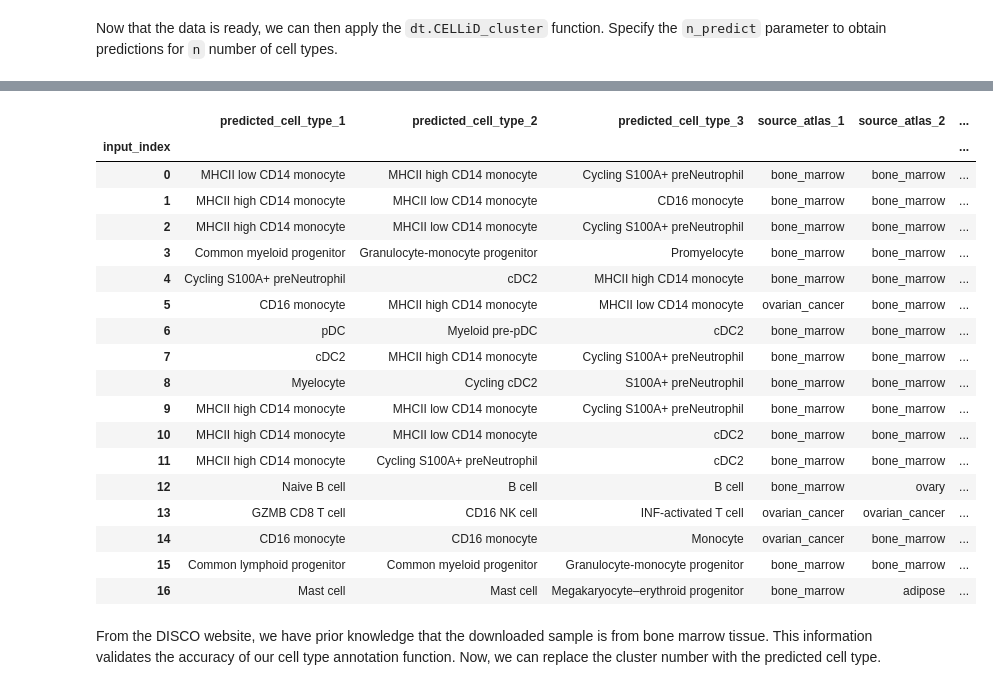
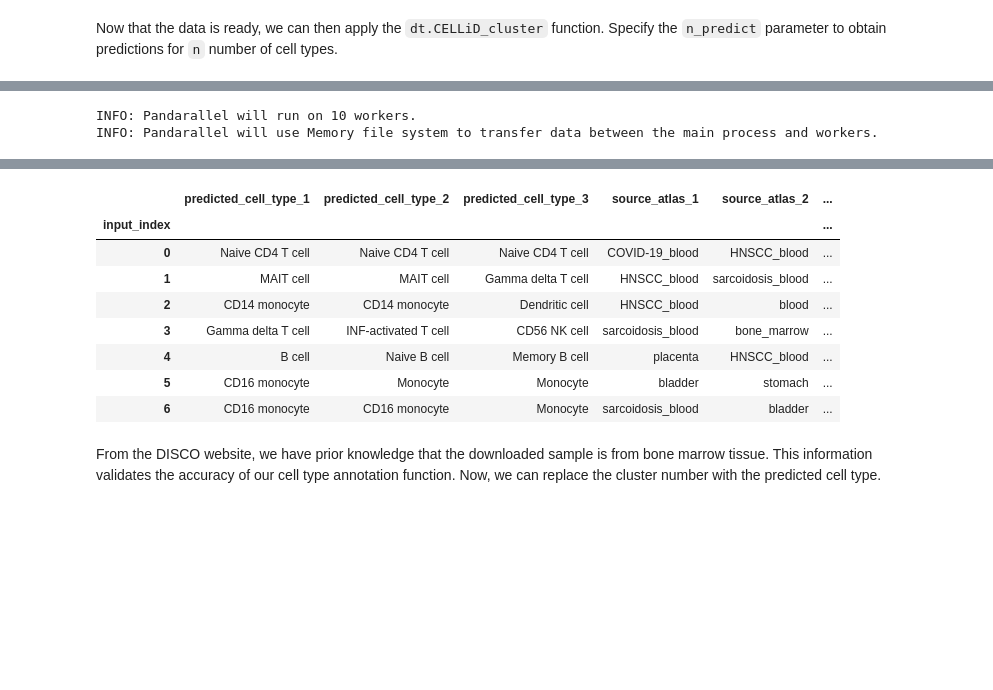
Before and after one commit to JinmiaoChenLab/DISCOtoolkit_py, a Jupyter notebook: docs/CELLiD_celltype_annotation.ipynb, the cells around one changed output, grey strips where cells are left out. Cells and saved outputs as stored; diff of their text form; code cells hidden in the pictures; blank space fills up the shorter version.

```diff
--- a/docs/CELLiD_celltype_annotation.ipynb
+++ b/docs/CELLiD_celltype_annotation.ipynb
@@ -78,30 +78,13 @@ The downloaded data is in h5ad format, and we need to import `scanpy` to read th
 The required format for the input data is (gene, cluster).
 # %%
 # first we need to read the h5ad file and extract the raw gene expression
-adata = sc.read_h5ad("DISCOtmp/AML003_3p.h5ad")
+adata = sc.read_h5ad("DISCOtmp/GSM6709896.h5ad")
 
-# Rename columns with periods in `.obs` attribute
-for col in adata.obs.columns:
-    new_col = re.sub(r'\.', '_', col)
-    adata.obs.rename(columns={col: new_col}, inplace=True)
-
-# Rename columns with periods in `.var` attribute
-for col in adata.var.columns:
-    new_col = re.sub(r'\.', '_', col)
-    adata.var.rename(columns={col: new_col}, inplace=True)
-
-# apply normalise to the count data gene expression
-### Ignore this if the data has been normalised
-### please exponentiate if the data is in log-space
+# typical analysis pipeline in scanpy
 sc.pp.normalize_total(adata, target_sum = 1e4)
-norm_temp = adata.X
-
-# convert into dataframe for adding metadata
-temp = pd.DataFrame(norm_temp.toarray(), columns=list(adata.var.index))
-
-temp["cluster"] = np.array(adata.obs["seurat_clusters"]) # get the cluster metadata from
-integrated_data = temp.groupby("cluster").mean().transpose() # get the average expression for each cluster
-
-# # we want the rna format to have gene as index and cluster category as the columns
-# # here is the example. gene, cluster
-integrated_data.head()
+sc.pp.log1p(adata)
+sc.pp.highly_variable_genes(adata, n_top_genes=2000)
+sc.tl.pca(adata)
+sc.pp.neighbors(adata)
+sc.tl.umap(adata)
+sc.tl.leiden(adata)
@@ -115,6 +95,9 @@ integrated_data.head()
 # %% [markdown]
 Now that the data is ready, we can then apply the `dt.CELLiD_cluster` function. Specify the `n_predict` parameter to obtain predictions for `n` number of cell types.
 # %%
-# apply cellid_cluster function to annotate the cluster
-cell_type = dt.CELLiD_cluster(rna = integrated_data, n_predict = 3)
+# calculate average gene expression of each gene in each cluster
+rna_average = pd.DataFrame(adata.X.toarray(), columns=list(adata.var.index))
+rna_average["cluster"] = np.array(adata.obs["leiden"])
+rna_average = rna_average.groupby("cluster").mean().transpose()
+rna_average
 # %% [output]
@@ -126,4 +117,7 @@ INFO: Pandarallel will use Memory file system to transfer data between the main
 # %%
 # the result is return as in Pandas DataFrame
+cell_type = dt.CELLiD_cluster(rna = rna_average, n_predict = 3)
 cell_type
 # %% [output]
+INFO: Pandarallel will run on 10 workers.
+INFO: Pandarallel will use Memory file system to transfer data between the main process and workers.
@@ -130,21 +128,11 @@ cell_type
 |  | predicted_cell_type_1 | predicted_cell_type_2 | predicted_cell_type_3 | source_atlas_1 | source_atlas_2 | ... |
 | input_index |  |  |  |  |  | ... |
-| 0 | MHCII low CD14 monocyte | MHCII high CD14 monocyte | Cycling S100A+ preNeutrophil | bone_marrow | bone_marrow | ... |
-| 1 | MHCII high CD14 monocyte | MHCII low CD14 monocyte | CD16 monocyte | bone_marrow | bone_marrow | ... |
-| 2 | MHCII high CD14 monocyte | MHCII low CD14 monocyte | Cycling S100A+ preNeutrophil | bone_marrow | bone_marrow | ... |
-| 3 | Common myeloid progenitor | Granulocyte-monocyte progenitor | Promyelocyte | bone_marrow | bone_marrow | ... |
-| 4 | Cycling S100A+ preNeutrophil | cDC2 | MHCII high CD14 monocyte | bone_marrow | bone_marrow | ... |
-| 5 | CD16 monocyte | MHCII high CD14 monocyte | MHCII low CD14 monocyte | ovarian_cancer | bone_marrow | ... |
-| 6 | pDC | Myeloid pre-pDC | cDC2 | bone_marrow | bone_marrow | ... |
-| 7 | cDC2 | MHCII high CD14 monocyte | Cycling S100A+ preNeutrophil | bone_marrow | bone_marrow | ... |
-| 8 | Myelocyte | Cycling cDC2 | S100A+ preNeutrophil | bone_marrow | bone_marrow | ... |
-| 9 | MHCII high CD14 monocyte | MHCII low CD14 monocyte | Cycling S100A+ preNeutrophil | bone_marrow | bone_marrow | ... |
-| 10 | MHCII high CD14 monocyte | MHCII low CD14 monocyte | cDC2 | bone_marrow | bone_marrow | ... |
-| 11 | MHCII high CD14 monocyte | Cycling S100A+ preNeutrophil | cDC2 | bone_marrow | bone_marrow | ... |
-| 12 | Naive B cell | B cell | B cell | bone_marrow | ovary | ... |
-| 13 | GZMB CD8 T cell | CD16 NK cell | INF-activated T cell | ovarian_cancer | ovarian_cancer | ... |
-| 14 | CD16 monocyte | CD16 monocyte | Monocyte | ovarian_cancer | bone_marrow | ... |
-| 15 | Common lymphoid progenitor | Common myeloid progenitor | Granulocyte-monocyte progenitor | bone_marrow | bone_marrow | ... |
-| 16 | Mast cell | Mast cell | Megakaryocyte–erythroid progenitor | bone_marrow | adipose | ... |
+| 0 | Naive CD4 T cell | Naive CD4 T cell | Naive CD4 T cell | COVID-19_blood | HNSCC_blood | ... |
+| 1 | MAIT cell | MAIT cell | Gamma delta T cell | HNSCC_blood | sarcoidosis_blood | ... |
+| 2 | CD14 monocyte | CD14 monocyte | Dendritic cell | HNSCC_blood | blood | ... |
+| 3 | Gamma delta T cell | INF-activated T cell | CD56 NK cell | sarcoidosis_blood | bone_marrow | ... |
+| 4 | B cell | Naive B cell | Memory B cell | placenta | HNSCC_blood | ... |
+| 5 | CD16 monocyte | Monocyte | Monocyte | bladder | stomach | ... |
+| 6 | CD16 monocyte | CD16 monocyte | Monocyte | sarcoidosis_blood | bladder | ... |
 # %% [markdown]
 From the DISCO website, we have prior knowledge that the downloaded sample is from bone marrow tissue. This information validates the accuracy of our cell type annotation function. Now, we can replace the cluster number with the predicted cell type.
```
Also changed, not shown: parts of 14 cells of this notebook, 4 other files.
